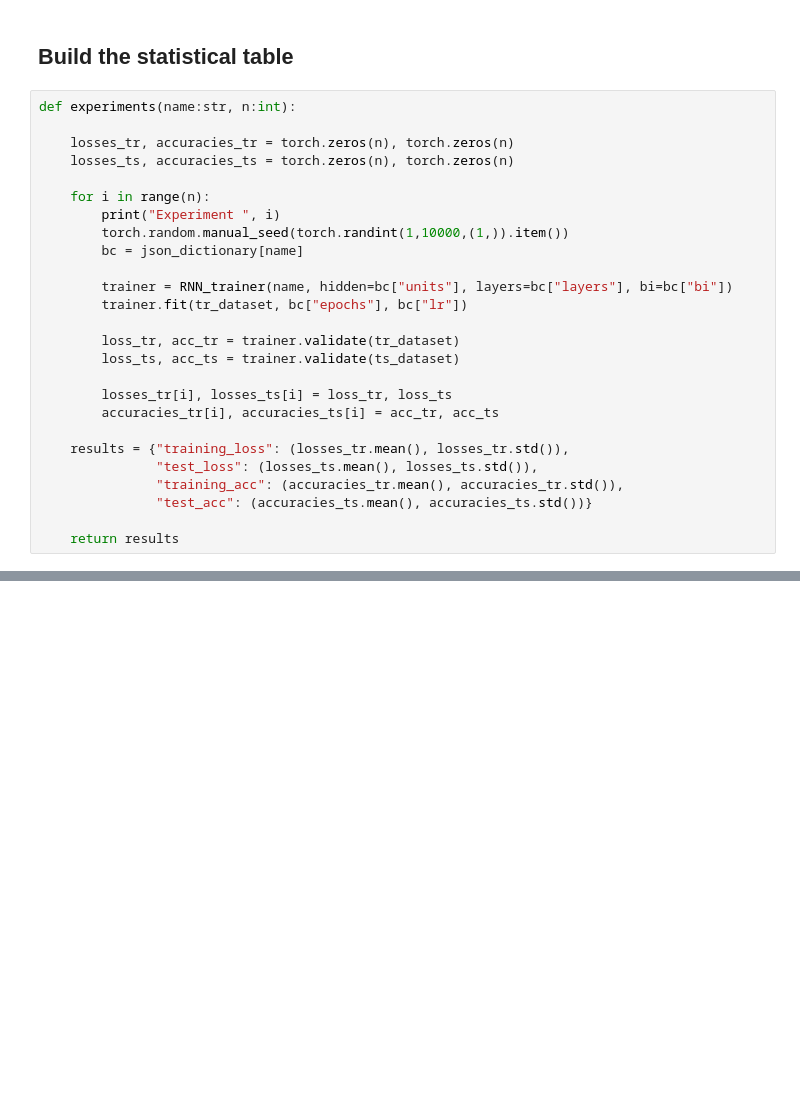
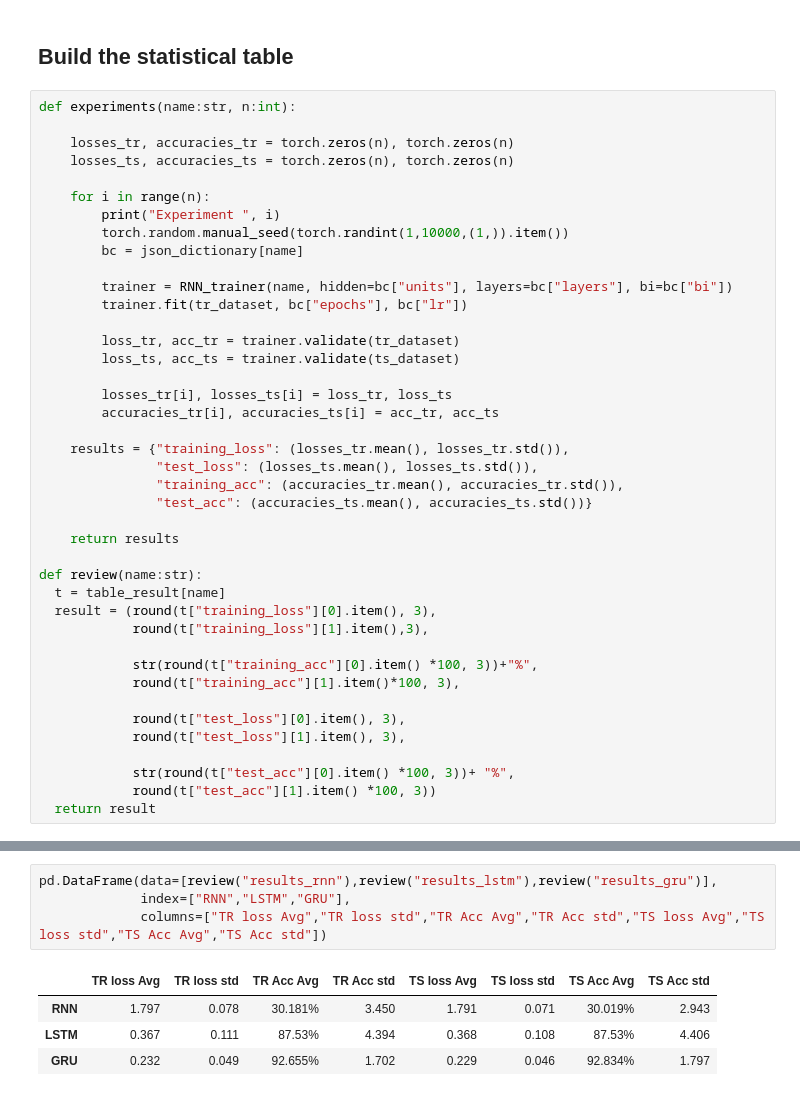
Before and after one commit to jacons/Computational-NeuroScience-Lab, a Jupyter notebook: LAB3_1/Assignment2_4/Sequential_MNIST.ipynb, the cells around one changed output, grey strips where cells are left out. Saved outputs shown, nothing was run; the diff lists cells and outputs as text; blank space fills up the shorter version.

```diff
--- a/LAB3_1/Assignment2_4/Sequential_MNIST.ipynb
+++ b/LAB3_1/Assignment2_4/Sequential_MNIST.ipynb
@@ -331,6 +466,21 @@ def experiments(name:str, n:int):
                "test_acc": (accuracies_ts.mean(), accuracies_ts.std())}
 
     return results
+
+def review(name:str):
+  t = table_result[name]
+  result = (round(t["training_loss"][0].item(), 3),
+            round(t["training_loss"][1].item(),3),
+
+            str(round(t["training_acc"][0].item() *100, 3))+"%",
+            round(t["training_acc"][1].item()*100, 3),
+
+            round(t["test_loss"][0].item(), 3),
+            round(t["test_loss"][1].item(), 3),
+
+            str(round(t["test_acc"][0].item() *100, 3))+ "%",
+            round(t["test_acc"][1].item() *100, 3))
+  return result
 # %%
 table_result = {
     "results_rnn": experiments("RNN", 5),
@@ -341,0 +510,9 @@ with open("caches/table_result.json", "w") as outfile:
+# %%
+pd.DataFrame(data=[review("results_rnn"),review("results_lstm"),review("results_gru")],
+             index=["RNN","LSTM","GRU"],
+             columns=["TR loss Avg","TR loss std","TR Acc Avg","TR Acc std","TS loss Avg","TS loss std","TS Acc Avg","TS Acc std"])
+# %% [output]
+|  | TR loss Avg | TR loss std | TR Acc Avg | TR Acc std | TS loss Avg | TS loss std | TS Acc Avg | TS Acc std |
+| RNN | 1.797 | 0.078 | 30.181% | 3.450 | 1.791 | 0.071 | 30.019% | 2.943 |
+| LSTM | 0.367 | 0.111 | 87.53% | 4.394 | 0.368 | 0.108 | 87.53% | 4.406 |
+| GRU | 0.232 | 0.049 | 92.655% | 1.702 | 0.229 | 0.046 | 92.834% | 1.797 |
```
Also changed, not shown: parts of 19 cells of this notebook, 10 other files.
